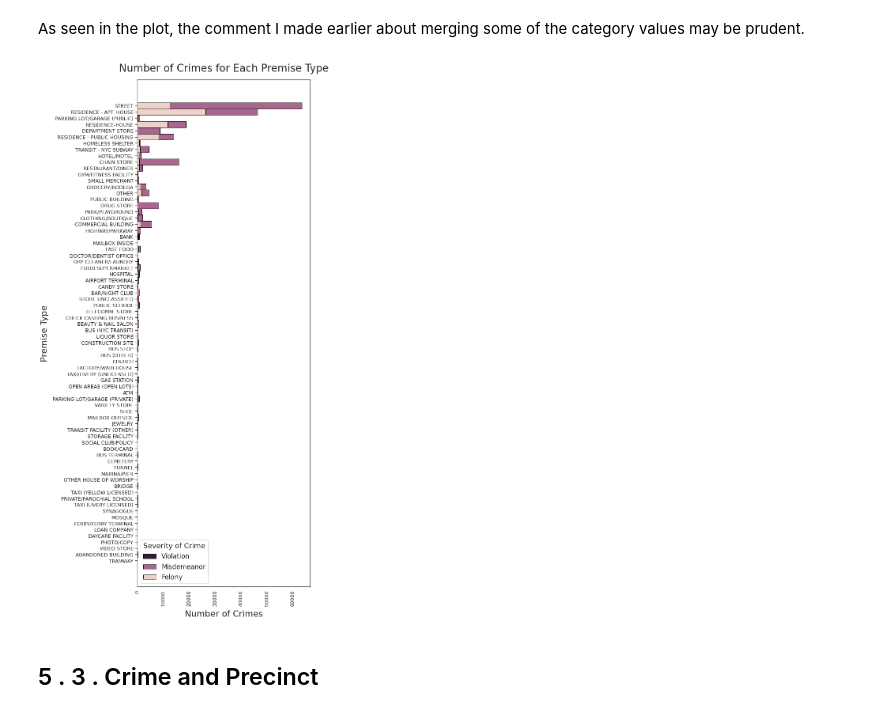
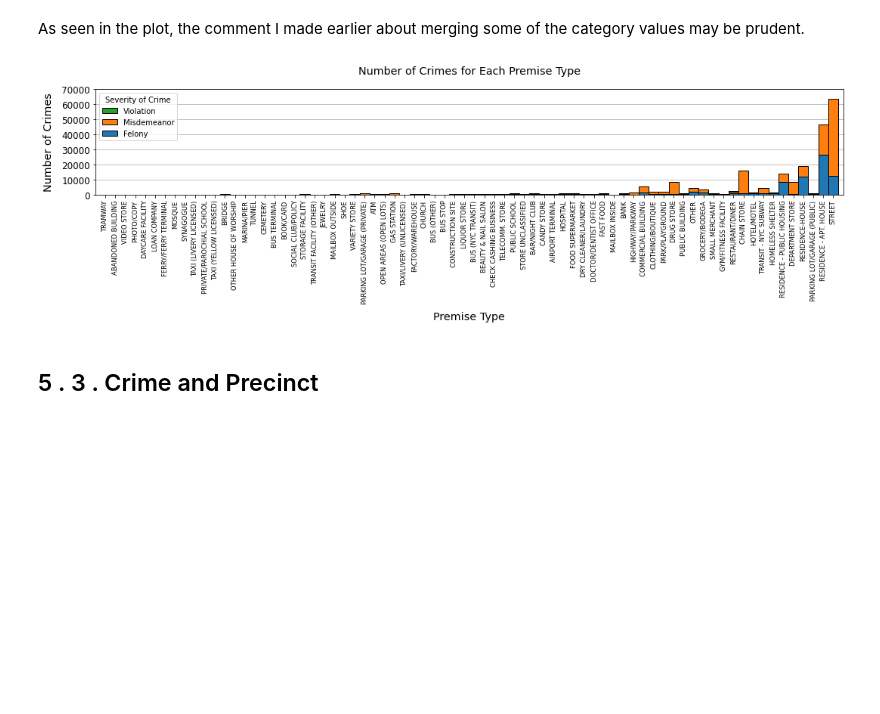
Before and after one commit to bngrossmann/new-york-crime-analysis, a Jupyter notebook: New_York_Crime_Analysis.ipynb, the cells around one changed output. Drawn from its saved outputs; the diff is of its cells as text; code cells hidden in the pictures; blank space fills up the shorter version.

```diff
--- a/New_York_Crime_Analysis.ipynb
+++ b/New_York_Crime_Analysis.ipynb
@@ -582,4 +607,5 @@ Now that the unnecessary years (and invalid years) are gone, I can convert the s
 # %%
 from datetime import datetime
-df["CMPLNT_FR_DT"]=pd.to_datetime(df["CMPLNT_FR_DT"])
-df["CMPLNT_FR_DT"].apply(lambda x: x.timetuple().tm_yday)
+df["CMPLNT_FR_DT"] = pd.to_datetime(df["CMPLNT_FR_DT"])
+df["CMPLNT_FR_DT"] = df["CMPLNT_FR_DT"].apply(lambda x: x.timetuple().tm_yday)
+df["CMPLNT_FR_DT"].nunique()
@@ -589,0 +648,11 @@ And the time can be converted to a datetime.time data type.
+# %%
+# For times in the format 00:00:00, slice [:2] is the hour, slice [3:5] is the minute
+
+# function to bin minutes into 15 minute intervals
+# np.floor(x * 1 / 60 * 4 ) * 0.25
+# * 1/60 to normalize down to a scale of 1
+# * 4 because there are 4 intervals of 15 minutes per hour
+# floor() to round down to the begining minute of the interval
+# * 0.25 to scale the 15 minute interval to a fraction of 1 hour
+
+df["CMPLNT_FR_TM"] = df["CMPLNT_FR_TM"].apply(lambda x: int(x[:2]) + np.floor(int(x[3:5]) * 1 / 60 * 4 ) * 0.25)
@@ -665,19 +768,24 @@ The time values should be adjusted.  Probably binned into 15 minute intervals.
 As seen in the plot, the comment I made earlier about merging some of the category values may be prudent.
 # %%
 # fig, axe = plt.subplots(ncols=1,nrows=1,figsize=(8,6),tight_layout=True)
-plt.figure(figsize=(10,20),tight_layout=True)
-axe = sns.histplot(data=df, y="PREM_TYP_DESC",hue="LAW_CAT_CD",hue_order=[0,1,2],\
-             edgecolor="black",alpha=1)
+import matplotlib.ticker
+plt.figure(figsize=(15,5),tight_layout=True)
+axe = sns.histplot(data=df, x="PREM_TYP_DESC",hue="LAW_CAT_CD",palette="tab10",\
+             edgecolor="black",alpha=1,zorder=3)
 axe.set_title("Number of Crimes for Each Premise Type",fontsize="x-large",pad=20)
-axe.set_ylabel("Premise Type",fontsize="large",labelpad=10)
-axe.set_xlabel("Number of Crimes",fontsize="large",labelpad=10)
-axe.yaxis.grid(False);
-axe.tick_params(left=True,axis="y",labelsize="x-small")
-axe.tick_params(axis="x",labelrotation=90,labelsize="x-small")
-axe.legend(title="Severity of Crime",labels=["Violation","Misdemeanor","Felony"])
+axe.set_xlabel("Premise Type",fontsize="x-large",labelpad=10)
+axe.set_ylabel("Number of Crimes",fontsize="x-large",labelpad=10)
+axe.yaxis.set_major_formatter(ticker.FunctionFormatter(lambda x, p
+axe.yaxis.grid(True,zorder=0);
+axe.set_yscale("linear")
+axe.set_yticks(range(0,80000,10000))
+axe.tick_params(left=True,axis="y",labelsize="large")
+axe.tick_params(axis="x",labelrotation=90,labelsize="small")
+plt.xlim(df["PREM_TYP_DESC"].nunique(),-1)
+axe.legend(title="Severity of Crime",labels=["Violation","Misdemeanor","Felony"],loc=0)
 plt.show()
 # %% [output]
-[figure, old version]
+[figure, new version]
 # %% [markdown]
 ## 5 . 3 . Crime and Precinct
 # %%
```
Also changed, not shown: parts of 43 cells of this notebook.
